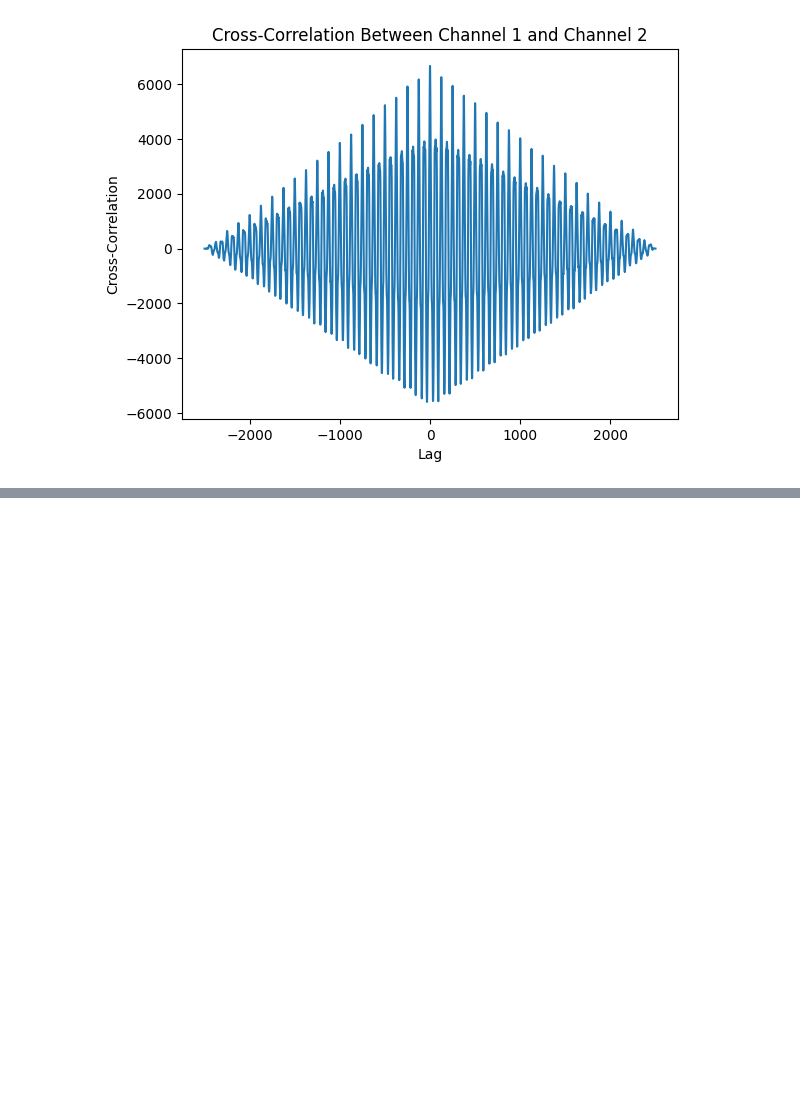
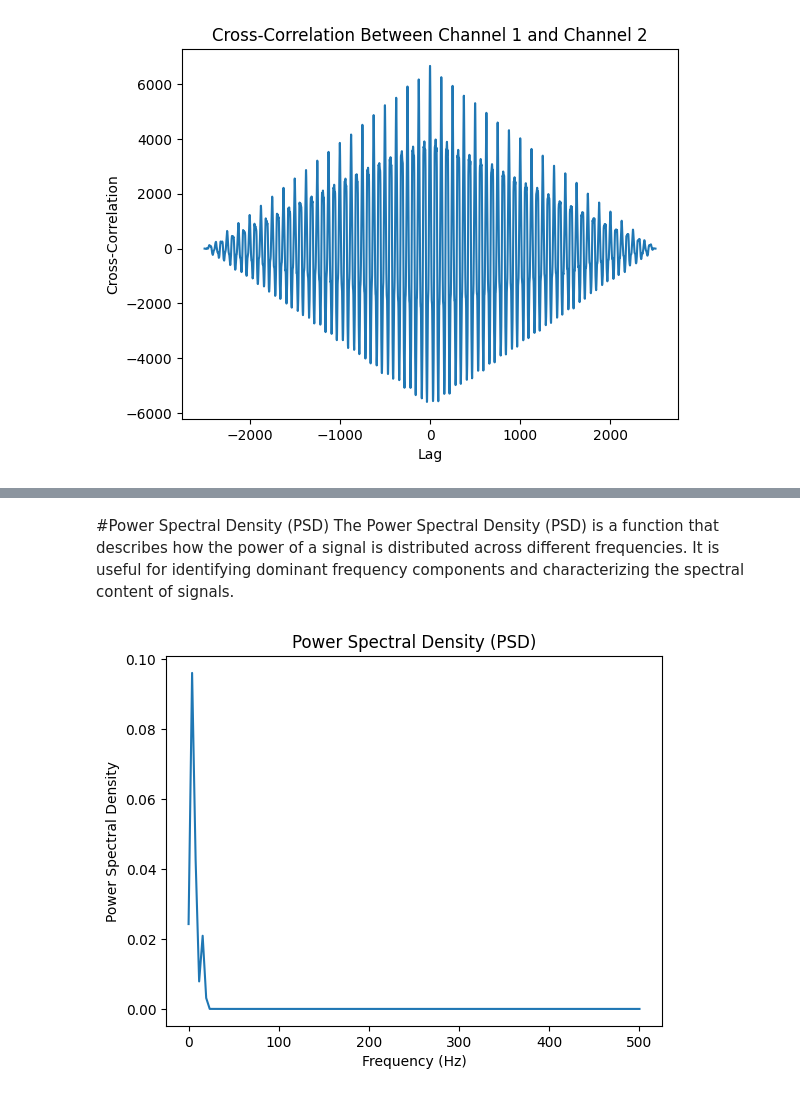
Before and after one commit to vinkrishna/ExpandingSenses, a Jupyter notebook: Chapter3.ipynb, the cells around one changed output, grey strips where cells are left out. Saved outputs shown, nothing was run; the diff lists cells and outputs as text; code cells hidden in the pictures; blank space fills up the shorter version.

```diff
--- a/Chapter3.ipynb
+++ b/Chapter3.ipynb
@@ -508,0 +572,18 @@ plt.show()
+# %% [markdown]
+#Power Spectral Density (PSD)
+The Power Spectral Density (PSD) is a function that describes how the power of a signal is distributed across different frequencies. It is useful for identifying dominant frequency components and characterizing the spectral content of signals.
+# %%
+from scipy.signal import welch
+
+# Compute the Power Spectral Density using Welch's method
+f, Pxx = welch(signal, fs=1000, nperseg=256)
+
+# Plot the Power Spectral Density
+plt.plot(f, Pxx)
+plt.xlabel('Frequency (Hz)')
+plt.ylabel('Power Spectral Density')
+plt.title('Power Spectral Density (PSD)')
+
+plt.show()
+# %% [output]
+[figure, added]
```
Also changed, not shown: parts of 9 cells of this notebook.
